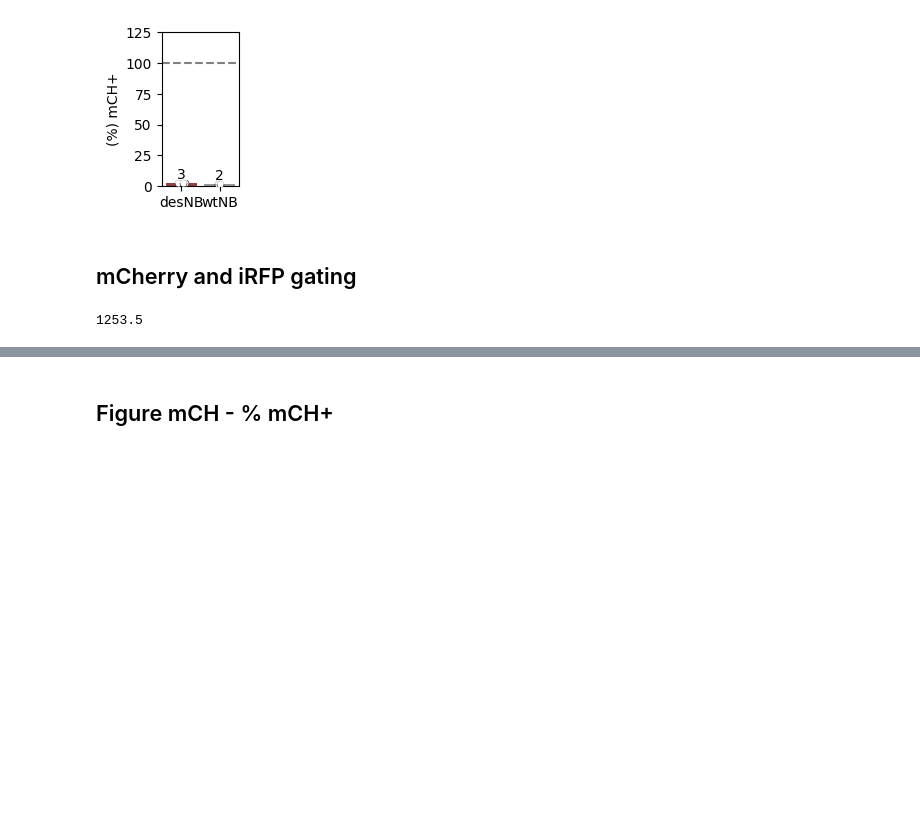
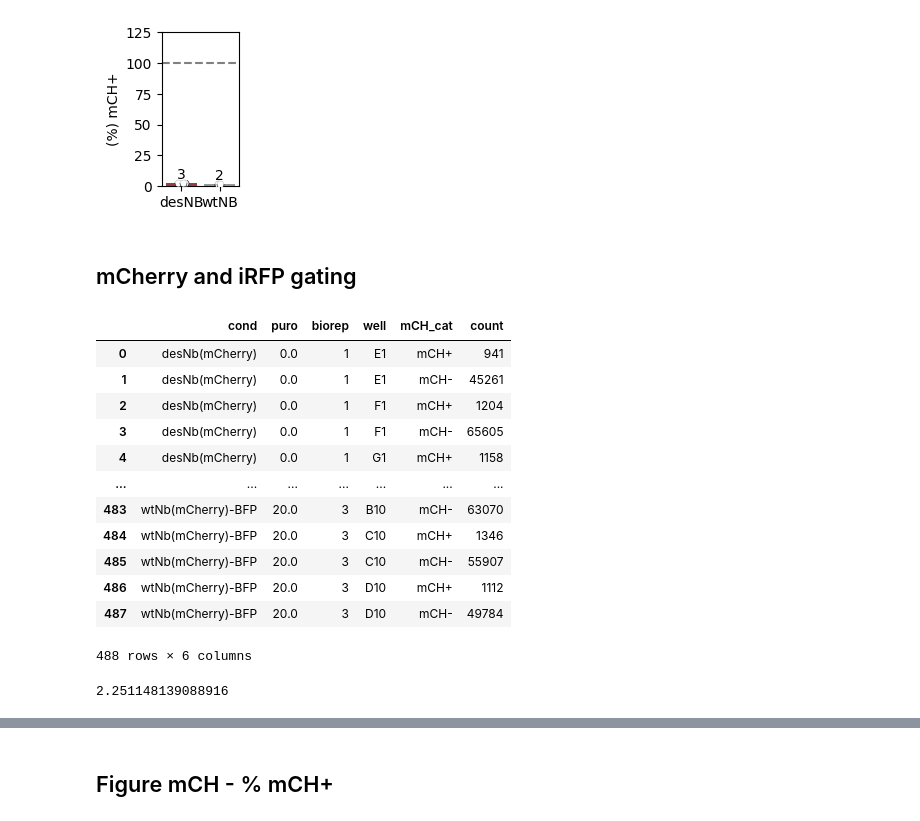
Before and after one commit to GallowayLabMIT/dasit_manuscript, a Jupyter notebook: Figure_XX_mCherry/Figure_XX_mCherry.ipynb, the cells around one changed output, grey strips where cells are left out. Drawn from its saved outputs; the diff is of its cells as text; code cells hidden in the pictures; blank space fills up the shorter version.

```diff
--- a/Figure_XX_mCherry/Figure_XX_mCherry.ipynb
+++ b/Figure_XX_mCherry/Figure_XX_mCherry.ipynb
@@ -234,15 +234,33 @@ data_mCH_count_reps = count_df_reps.reset_index()
 data_mCH_percent_reps = percent_df_reps.loc[(percent_df_reps['mCH_cat'] == 'mCH+')]
 data_mCH_count_reps = data_mCH_count_reps.loc[(data_mCH_count_reps['mCH_cat'] == 'mCH+')]
 # %%
-group = ['cond', 'puro', 'biorep','mCH_cat']
+group = ['cond', 'puro', 'biorep']
 
 # Count ALL cells (not just infected)
 count_df_reps_all = (
     data
-    .groupby([*group, 'well'])['mCherry-H']
+    .groupby([*group, 'well','mCH_cat'])['mCherry-H']
     .count()
     .rename('count')
 )
 
+percent_df_reps_all = (count_df_reps_all*100/count_df_reps_all.groupby([*group, 'well']).transform('sum')).reset_index(name='percent')
+
 # Convert back to dataframe
 data_count_all_reps = count_df_reps_all.reset_index()
+# %%
+data_count_all_reps
+# %% [output]
+|  | cond | puro | biorep | well | mCH_cat | count |
+| 0 | desNb(mCherry) | 0.0 | 1 | E1 | mCH+ | 941 |
+| 1 | desNb(mCherry) | 0.0 | 1 | E1 | mCH- | 45261 |
+| 2 | desNb(mCherry) | 0.0 | 1 | F1 | mCH+ | 1204 |
+| 3 | desNb(mCherry) | 0.0 | 1 | F1 | mCH- | 65605 |
+| 4 | desNb(mCherry) | 0.0 | 1 | G1 | mCH+ | 1158 |
+| ... | ... | ... | ... | ... | ... | ... |
+| 483 | wtNb(mCherry)-BFP | 20.0 | 3 | B10 | mCH- | 63070 |
+| 484 | wtNb(mCherry)-BFP | 20.0 | 3 | C10 | mCH+ | 1346 |
+| 485 | wtNb(mCherry)-BFP | 20.0 | 3 | C10 | mCH- | 55907 |
+| 486 | wtNb(mCherry)-BFP | 20.0 | 3 | D10 | mCH+ | 1112 |
+| 487 | wtNb(mCherry)-BFP | 20.0 | 3 | D10 | mCH- | 49784 |
+488 rows × 6 columns
@@ -249 +273,5 @@ data_count_all_reps = count_df_reps_all.reset_index()
+# %%
+means_percent['none']
+# %% [output]
+2.251148139088916
 # %%
@@ -262,4 +283,0 @@ means_mCH =  (
-# %%
-means_mCH['none']
-# %% [output]
-1253.5
```
Also changed, not shown: parts of 15 cells of this notebook, 3 other files.
